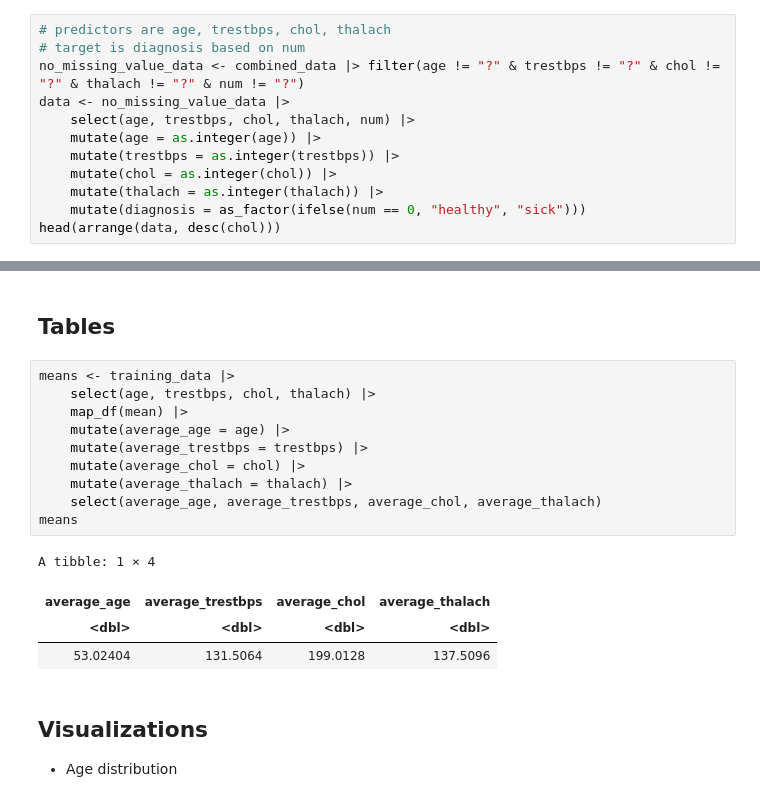
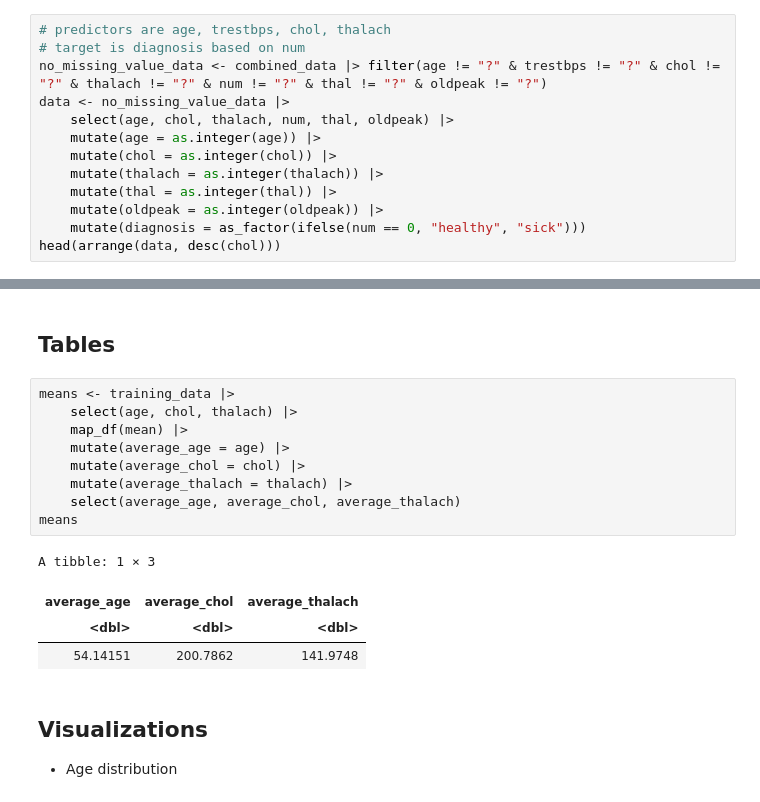
Before and after one commit to charlie-carter/dsci100project, a Jupyter notebook: report.ipynb, the cells around one changed output, grey strips where cells are left out. Drawn from its saved outputs; the diff is of its cells as text.

```diff
--- a/report.ipynb
+++ b/report.ipynb
@@ -133,13 +115,14 @@ Based on **num**, a true/false column needs to be created and will be called **d
 # %%
 # predictors are age, trestbps, chol, thalach
 # target is diagnosis based on num
-no_missing_value_data <- combined_data |> filter(age != "?" & trestbps != "?" & chol != "?" & thalach != "?" & num != "?")
+no_missing_value_data <- combined_data |> filter(age != "?" & trestbps != "?" & chol != "?" & thalach != "?" & num != "?" & thal != "?" & oldpeak != "?")
 data <- no_missing_value_data |>
-    select(age, trestbps, chol, thalach, num) |>
+    select(age, chol, thalach, num, thal, oldpeak) |>
     mutate(age = as.integer(age)) |>
-    mutate(trestbps = as.integer(trestbps)) |>
     mutate(chol = as.integer(chol)) |>
     mutate(thalach = as.integer(thalach)) |>
+    mutate(thal = as.integer(thal)) |>
+    mutate(oldpeak = as.integer(oldpeak)) |>
     mutate(diagnosis = as_factor(ifelse(num == 0, "healthy", "sick")))
 head(arrange(data, desc(chol)))
 # %% [output]
@@ -166,19 +149,18 @@ testing_data <- testing(data_split)
 ## Tables
 # %%
 means <- training_data |>
-    select(age, trestbps, chol, thalach) |>
+    select(age, chol, thalach) |>
     map_df(mean) |>
     mutate(average_age = age) |>
-    mutate(average_trestbps = trestbps) |>
     mutate(average_chol = chol) |>
     mutate(average_thalach = thalach) |>
-    select(average_age, average_trestbps, average_chol, average_thalach)
+    select(average_age, average_chol, average_thalach)
 means
 # %% [output]
-A tibble: 1 × 4
+A tibble: 1 × 3
-| average_age | average_trestbps | average_chol | average_thalach |
-| <dbl> | <dbl> | <dbl> | <dbl> |
-| 53.02404 | 131.5064 | 199.0128 | 137.5096 |
+| average_age | average_chol | average_thalach |
+| <dbl> | <dbl> | <dbl> |
+| 54.14151 | 200.7862 | 141.9748 |
 # %% [markdown]
 ## Visualizations
 - Age distribution
```
Also changed, not shown: parts of 8 cells of this notebook.
